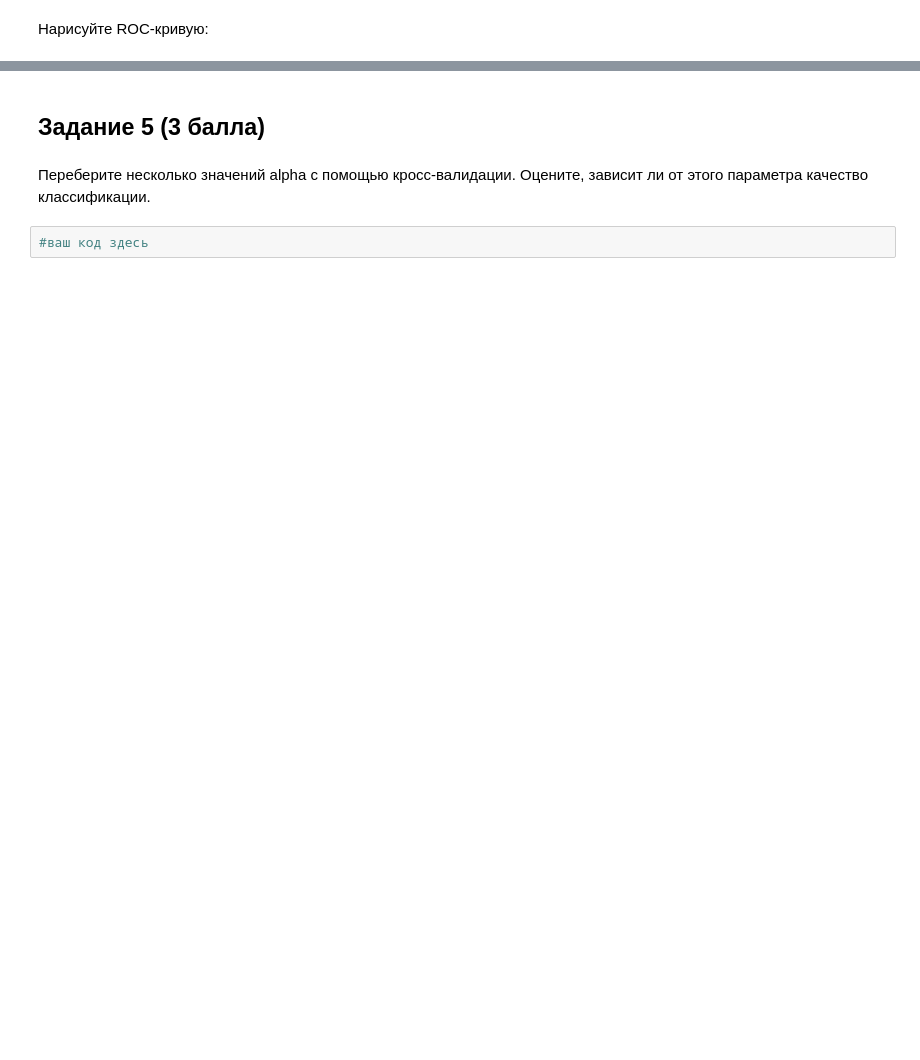
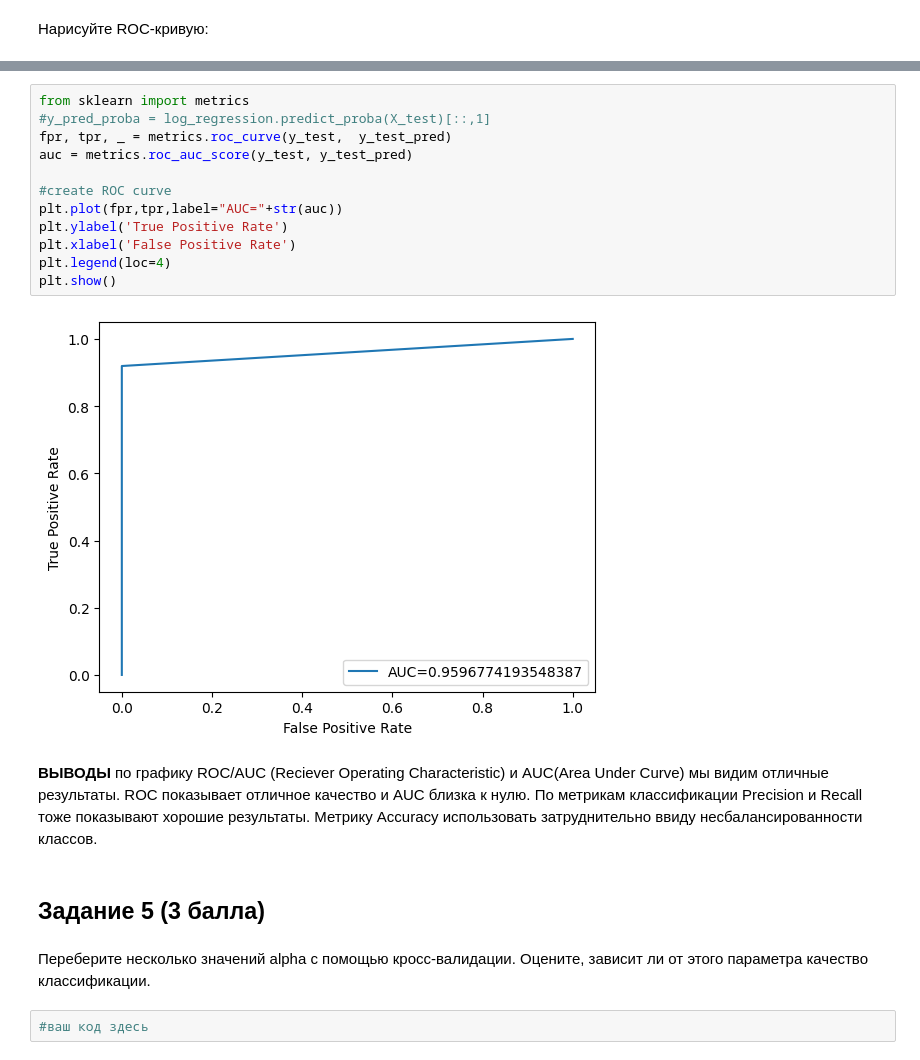
Before and after one commit to yurystepanets/ds_find_number, a Jupyter notebook: SGA_unit6_NBC.ipynb, the cells around one changed output, grey strips where cells are left out. Saved outputs shown, nothing was run; the diff lists cells and outputs as text; blank space fills up the shorter version.

```diff
--- a/SGA_unit6_NBC.ipynb
+++ b/SGA_unit6_NBC.ipynb
@@ -112,3 +136,19 @@ Cреднее значение целевой переменной по тест
+# %%
+from sklearn import metrics
+#y_pred_proba = log_regression.predict_proba(X_test)[::,1]
+fpr, tpr, _ = metrics.roc_curve(y_test,  y_test_pred)
+auc = metrics.roc_auc_score(y_test, y_test_pred)
+
+#create ROC curve
+plt.plot(fpr,tpr,label="AUC="+str(auc))
+plt.ylabel('True Positive Rate')
+plt.xlabel('False Positive Rate')
+plt.legend(loc=4)
+plt.show()
+# %% [output]
+[figure, added]
+# %% [markdown]
+**ВЫВОДЫ**  по графику ROC/AUC (Reciever Operating Characteristic) и AUC(Area Under Curve) мы видим отличные результаты. ROC показывает отличное качество и AUC близка к нулю.  По метрикам классификации Precision и Recall тоже показывают хорошие результаты. Метрику Accuracy использовать затруднительно ввиду несбалансированности классов.
 # %% [markdown]
 ## Задание 5 (3 балла)
 # %% [markdown]
```
Also changed, not shown: parts of 9 cells of this notebook.
